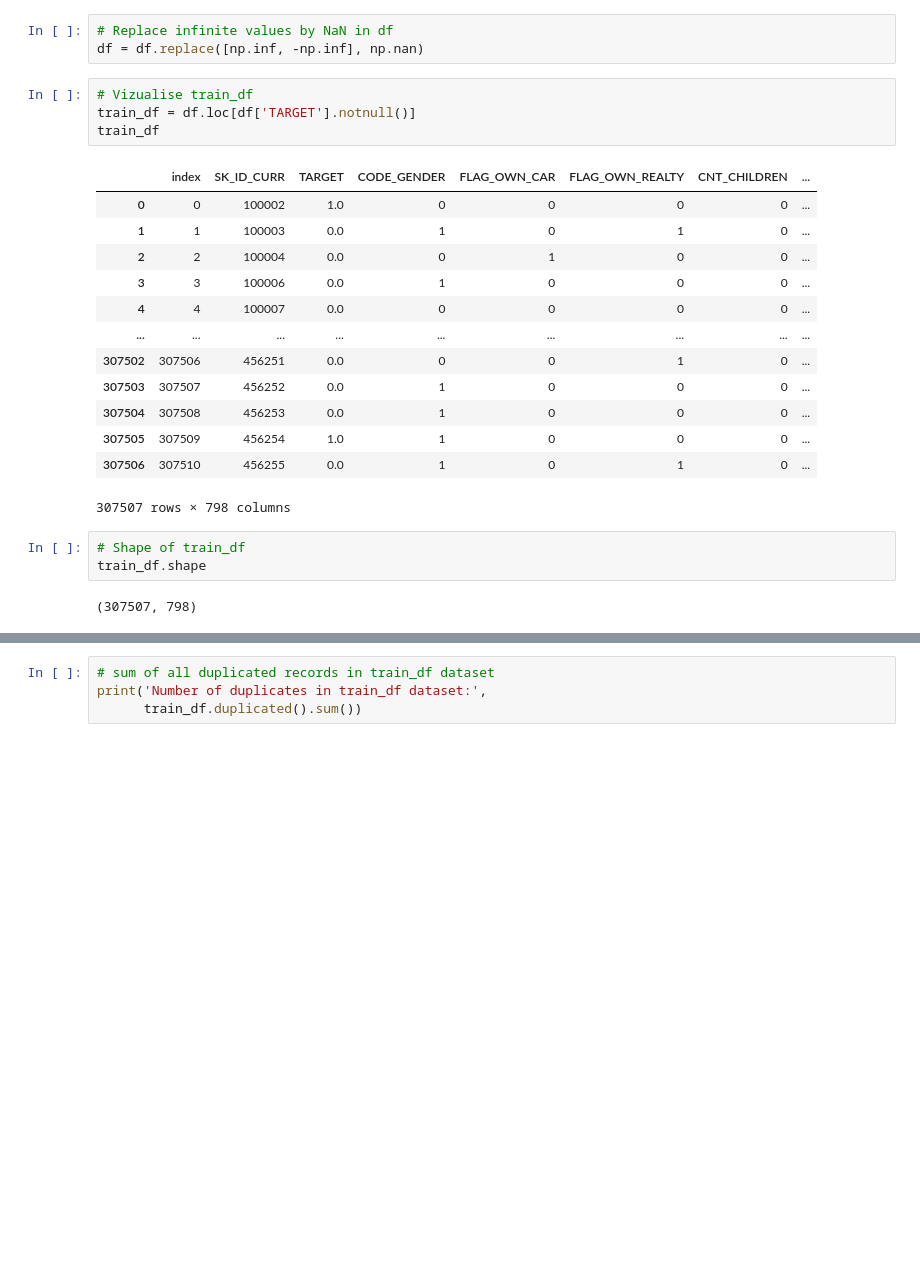
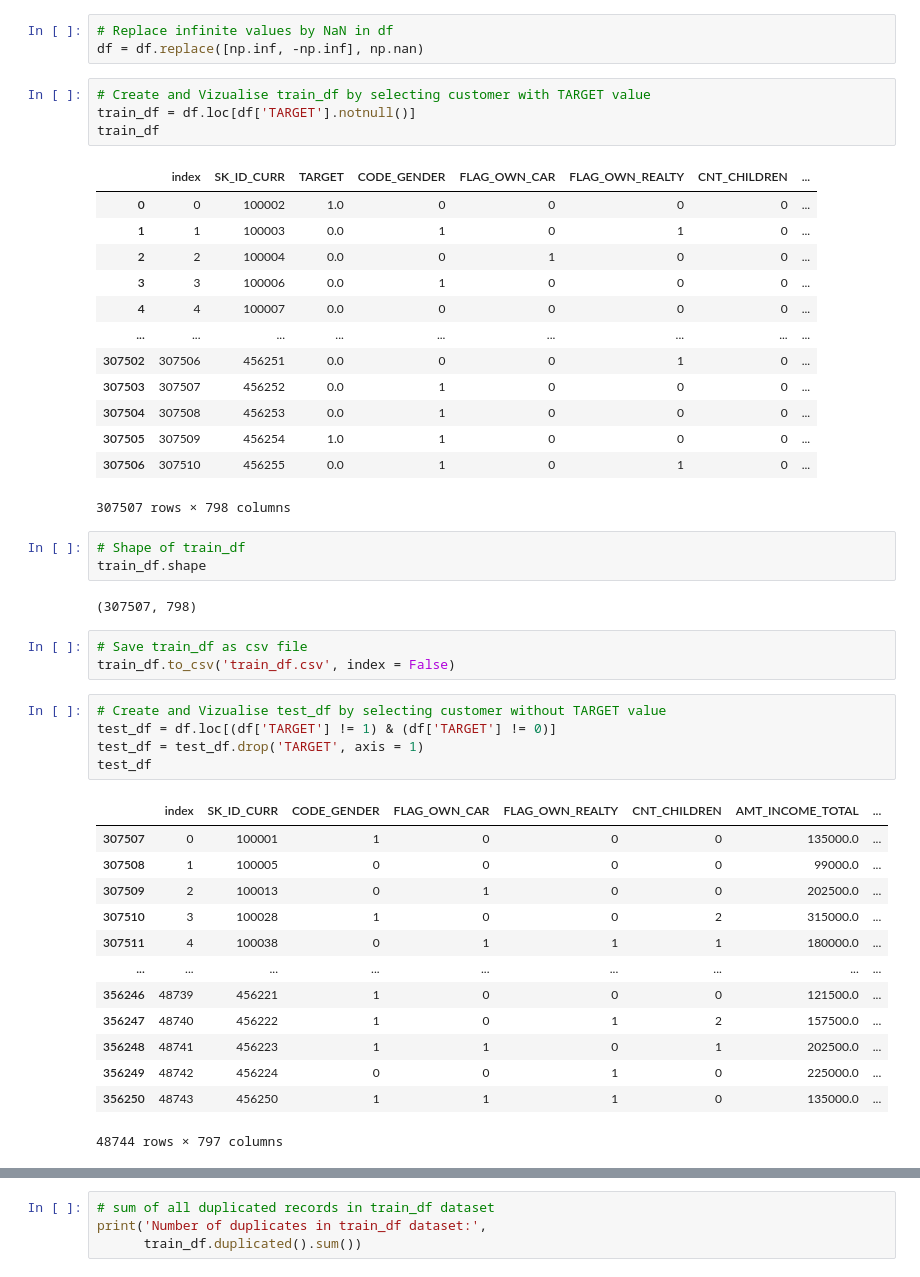
Before and after one commit to jcncaron/Implementez-un-modele-de-scoring, a Jupyter notebook: Implémentez un modèle de scoring - Feature engineering - vf.ipynb, the cells around one changed output, grey strips where cells are left out. Cells and saved outputs as stored; diff of their text form; blank space fills up the shorter version.

```diff
--- a/Implémentez un modèle de scoring - Feature engineering - vf.ipynb
+++ b/Implémentez un modèle de scoring - Feature engineering - vf.ipynb
@@ -585,7 +585,7 @@ df
 # Replace infinite values by NaN in df
 df = df.replace([np.inf, -np.inf], np.nan)
 # %%
-# Vizualise train_df
+# Create and Vizualise train_df by selecting customer with TARGET value
 train_df = df.loc[df['TARGET'].notnull()]
 train_df
 # %% [output]
@@ -607,3 +607,25 @@ train_df
 train_df.shape
 # %% [output]
 (307507, 798)
+# %%
+# Save train_df as csv file
+train_df.to_csv('train_df.csv', index = False)
+# %%
+# Create and Vizualise test_df by selecting customer without TARGET value
+test_df = df.loc[(df['TARGET'] != 1) & (df['TARGET'] != 0)]
+test_df = test_df.drop('TARGET', axis = 1)
+test_df
+# %% [output]
+|  | index | SK_ID_CURR | CODE_GENDER | FLAG_OWN_CAR | FLAG_OWN_REALTY | CNT_CHILDREN | AMT_INCOME_TOTAL | ... |
+| 307507 | 0 | 100001 | 1 | 0 | 0 | 0 | 135000.0 | ... |
+| 307508 | 1 | 100005 | 0 | 0 | 0 | 0 | 99000.0 | ... |
+| 307509 | 2 | 100013 | 0 | 1 | 0 | 0 | 202500.0 | ... |
+| 307510 | 3 | 100028 | 1 | 0 | 0 | 2 | 315000.0 | ... |
+| 307511 | 4 | 100038 | 0 | 1 | 1 | 1 | 180000.0 | ... |
+| ... | ... | ... | ... | ... | ... | ... | ... | ... |
+| 356246 | 48739 | 456221 | 1 | 0 | 0 | 0 | 121500.0 | ... |
+| 356247 | 48740 | 456222 | 1 | 0 | 1 | 2 | 157500.0 | ... |
+| 356248 | 48741 | 456223 | 1 | 1 | 0 | 1 | 202500.0 | ... |
+| 356249 | 48742 | 456224 | 0 | 0 | 1 | 0 | 225000.0 | ... |
+| 356250 | 48743 | 456250 | 1 | 1 | 1 | 0 | 135000.0 | ... |
+48744 rows × 797 columns
```
Also changed, not shown: parts of 13 cells of this notebook, 1 other file.
